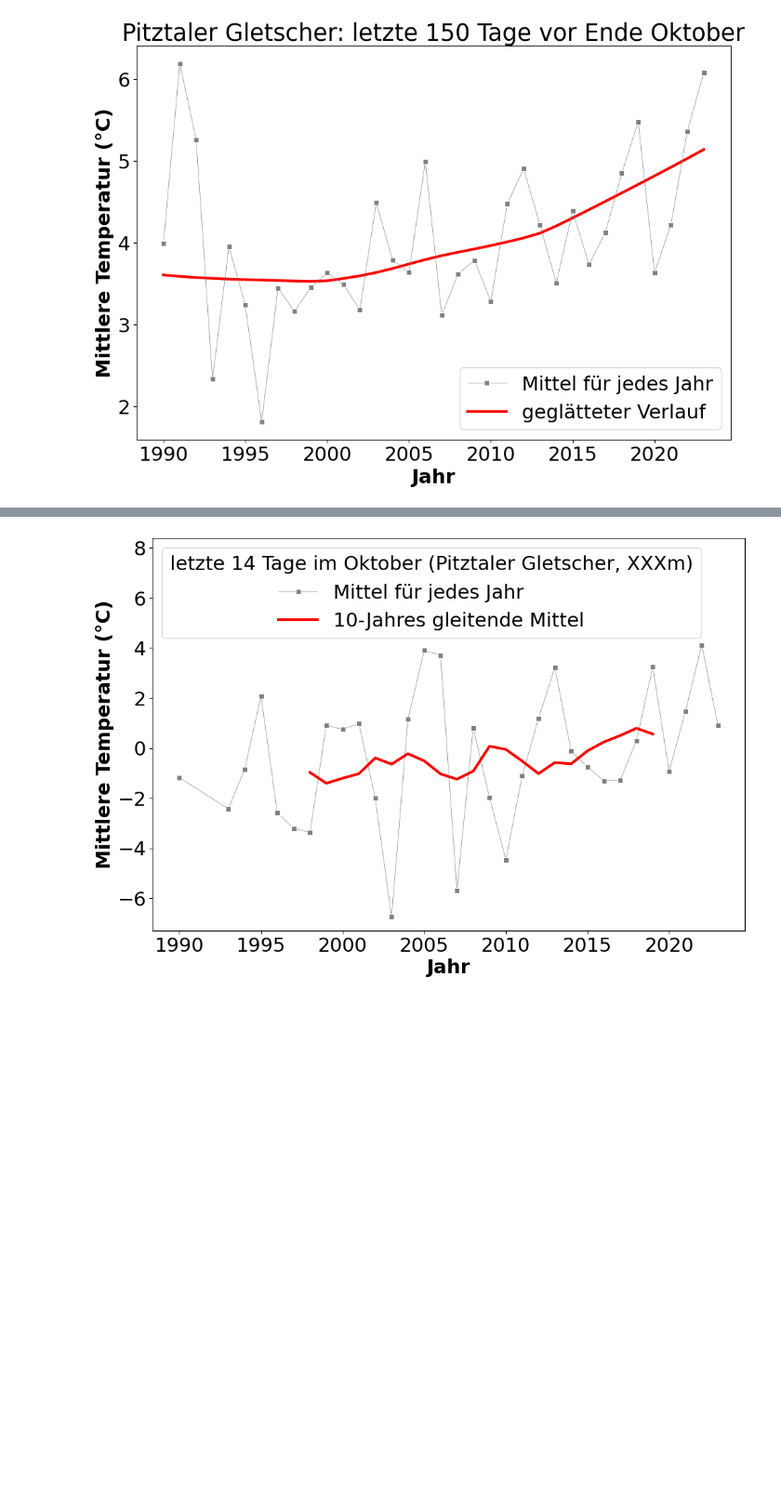
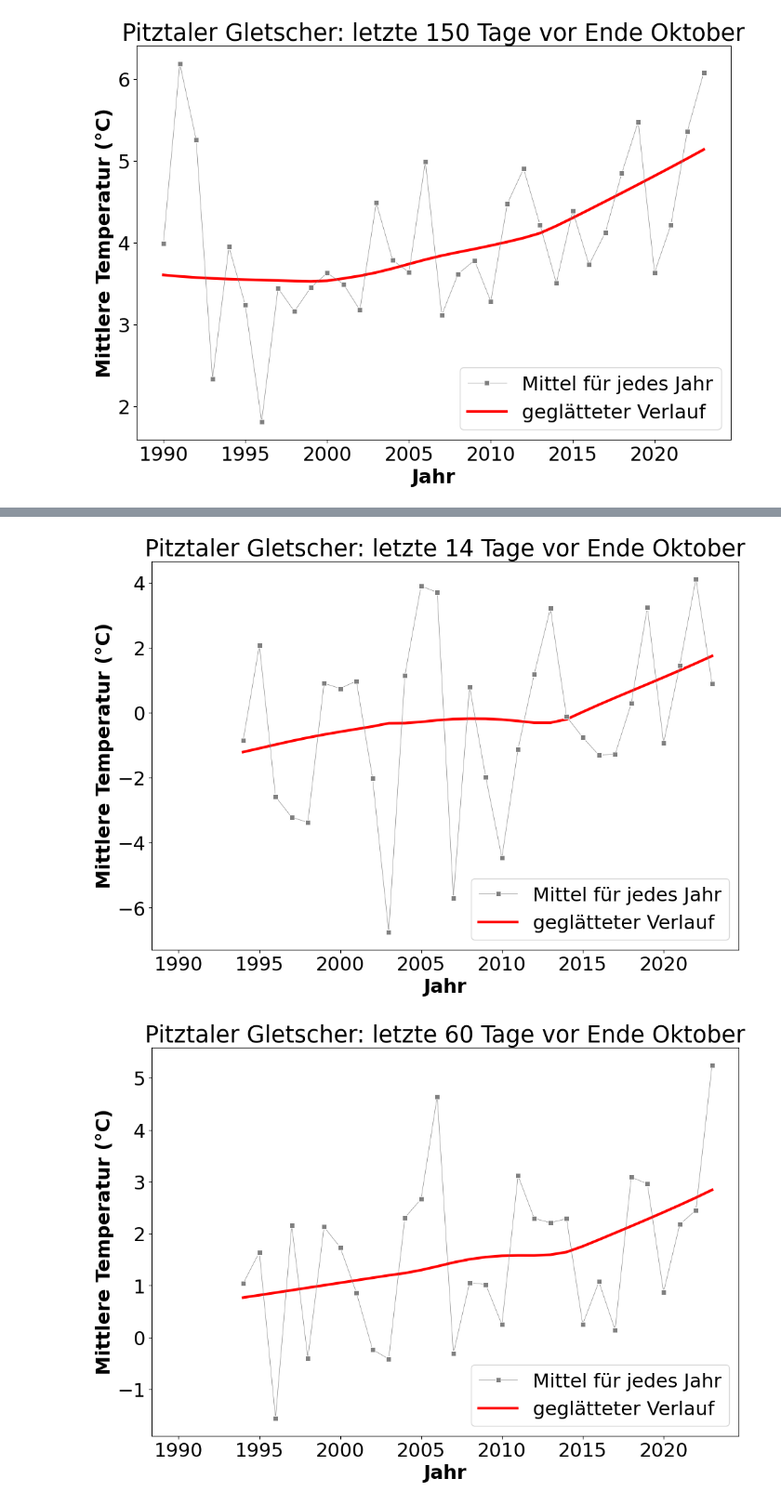
Before and after one commit to lilianschuster/glacier_climate_plots, a Jupyter notebook: temperature_change_zamg_stations_before_endOctober/temperature_change_zamg_stations.ipynb, the cells around one changed output, grey strips where cells are left out. Shown at 93% size. Drawn from its saved outputs; the diff is of its cells as text; code cells hidden in the pictures; blank space fills up the shorter version.

Commit message:
add pitztal temp evolution since 1994 due to changing station

```diff
--- a/temperature_change_zamg_stations_before_endOctober/temperature_change_zamg_stations.ipynb
+++ b/temperature_change_zamg_stations_before_endOctober/temperature_change_zamg_stations.ipynb
@@ -21,10 +24,8 @@ for n in name:
     pd_station['month'] = time_data.month.values
     pd_station['day_of_year'] =time_data.dayofyear.values
     pd_station['year'] = time_data.year.values
-
-    #_sel_day_of_year = time_data[-14-1:-1] # last 14 days of October
-    #print(_sel_day_of_year)
-    # last 14 days
+    time_data[-1]
+    ### last 14 days
     sel_day_of_year = time_data[-14-1:-1].dayofyear
     assert len(sel_day_of_year.unique()) == 14
     for d in sel_day_of_year:
@@ -37,7 +38,7 @@ for n in name:
     pd_station_last2w_oct_mean = pd_station_last2w_oct.groupby(['year','station']).mean().reset_index()
     pd_station_last2w_oct_mean_d[n] = pd_station_last2w_oct_mean
 
-    # last 60 days
+    ### last 60 days
     sel_day_of_year_60d = time_data[-60-1:-1].dayofyear
     assert len(sel_day_of_year_60d.unique()) == 60
     for d in sel_day_of_year_60d:
@@ -50,7 +51,7 @@ for n in name:
     pd_station_last60d_oct_mean = pd_station_last60d_oct.groupby(['year','station']).mean().reset_index()
     pd_station_last60d_oct_mean_d[n] = pd_station_last60d_oct_mean
 
-    # last 150 days
+    ### last 150 days
     sel_day_of_year_150d = time_data[-150-1:-1].dayofyear
     assert len(sel_day_of_year_150d.unique()) == 150
     for d in sel_day_of_year_150d:
@@ -175,31 +173,47 @@ See the caveats in the documentation: https://pandas.pydata.org/pandas-docs/stab
 # %%
+# only for Pitztal, only form 1994 onwards, because of station changements ...
+j = 0
+for n in ['19900101_20231101_PitztalerGletscher']:
+    n_sh = name_d_sh[n]
+    for days, pd_d in zip([14, 60,150],[pd_station_last2w_oct_mean_d, pd_station_last60d_oct_mean_d, pd_station_last150d_oct_mean_d]):
+        pd_station_xx_oct_mean = pd_d[n]
+        if n_sh == 'Obergurgl': # only OBergurgl has two stations
+            station = 66.0
+            assert len(pd_station_xx_oct_mean.station.unique())==2
+        else:
+            station = pd_station_xx_oct_mean.station.unique()[0]
+            assert len(pd_station_xx_oct_mean.station.unique())==1
 
-pd_station_last2w_oct_mean = pd_station_last2w_oct_mean_d['19900101_20231101_PitztalerGletscher']
-station = pd_station_last2w_oct_mean.station.unique()[0]
-assert len(pd_station_last2w_oct_mean.station.unique())==1
+        pd_station_xx_oct_mean_st = pd_station_xx_oct_mean.loc[pd_station_xx_oct_mean.station == station]
+        pd_station_xx_oct_mean_st['t_roll'] = pd_station_xx_oct_mean_st.rolling(window=10, center=True).mean()['t']
+        pd_station_xx_oct_mean_st = pd_station_xx_oct_mean_st.loc[pd_station_xx_oct_mean_st.year>=1994]
+        plt.figure(figsize=(12,8))
+        plt.rc('font', size=22)
 
-pd_station_last2w_oct_mean_st = pd_station_last2w_oct_mean.loc[pd_station_last2w_oct_mean.station == station]
-pd_station_last2w_oct_mean_st['t_roll'] = pd_station_last2w_oct_mean_st.rolling(window=10, center=True).mean()['t']
-
-plt.figure(figsize=(12,8))
-plt.rc('font', size=22)
-
-markers_d = {station:'s'} #, 17300:'o'}
-sns.lineplot(data=pd_station_last2w_oct_mean_st, x= 'year', y='t',
-                markers = markers_d,
-             style='station', color = 'grey',
-                lw=0.5, linestyle=':', #dashes={'66.0':'--'},
-                label='Mittel für jedes Jahr')
-sns.lineplot(data=pd_station_last2w_oct_mean_st, x= 'year', y='t_roll',
-               # markers = markers_d, #style='station',
-             color = 'red', lw=3, #s= 50,
-                label='10-Jahres gleitende Mittel')
-plt.ylabel('Mittlere Temperatur (°C)',fontweight='bold')
-plt.xlabel('Jahr', fontweight='bold')
-handles, labels = plt.gca().get_legend_handles_labels()
-plt.legend([handles[0],handles[-1]],
-           [labels[0],labels[-1]], title='letzte 14 Tage im Oktober (Pitztaler Gletscher, XXXm)', loc='upper left')
-plt.ylim([plt.gca().get_ylim()[0], plt.gca().get_ylim()[1]*1.8])
-plt.savefig('PitztalerGletscher_temp_change_last2woct.png')
+        markers_d = {station:'s'} #, 17300:'o'}
+        sns.regplot(data=pd_station_xx_oct_mean_st, x= 'year', y='t',
+                    line_kws={'lw':3},
+                    lowess=True,
+                    color = 'Red',
+                        label='geglätteter Verlauf', ci=None, marker='_') #, estimator='None')
+        sns.lineplot(data=pd_station_xx_oct_mean_st, x= 'year', y='t',
+                        markers = markers_d,
+                     style='station', color = 'grey',
+                        lw=0.5, linestyle=':',
+                        label='Mittel für jedes Jahr')
+        plt.ylabel('Mittlere Temperatur (°C)',fontweight='bold')
+        plt.xlabel('Jahr', fontweight='bold')
+        handles, labels = plt.gca().get_legend_handles_labels()
+        plt.title(f'{n_sh}: letzte {days} Tage vor Ende Oktober')
+        plt.legend([handles[0],handles_l],
+                   [labels[0], labels[2]], loc='lower right')
+        plt.ylim([plt.gca().get_ylim()[0], plt.gca().get_ylim()[1]])
+        #plt.annotate('2023', (2023, pd_station_xx_oct_mean_st.loc[pd_station_xx_oct_mean_st.year==2023]['t'].values[0]),
+        #             xytext = (2022, pd_station_xx_oct_mean_st.loc[pd_station_xx_oct_mean_st.year==2023]['t'].values[0]*0.8),
+        #             color='grey', fontsize=20, arrowstyle='->')
+        plt.xlim(xlims)
+        plt.savefig(f'{n_sh}_temp_change_last{days}days_beforeendoct_lowess_since1994.png', dpi=300)
+        plt.savefig(f'{n_sh}_temp_change_last{days}days_beforeendoct_lowess_since1994.svg', dpi=300)
 # %% [output]
-[figure, old version]
+[figure, new version]
+[figure, added]
```
Also changed, not shown: parts of 15 cells of this notebook, 14 other files.
